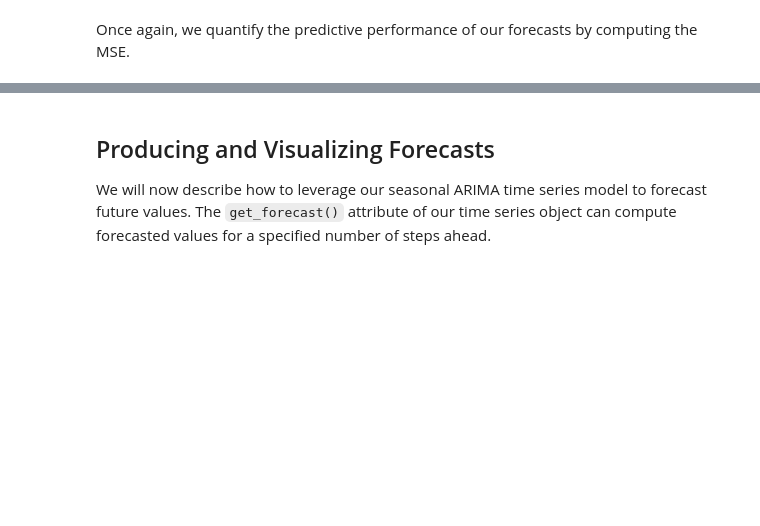
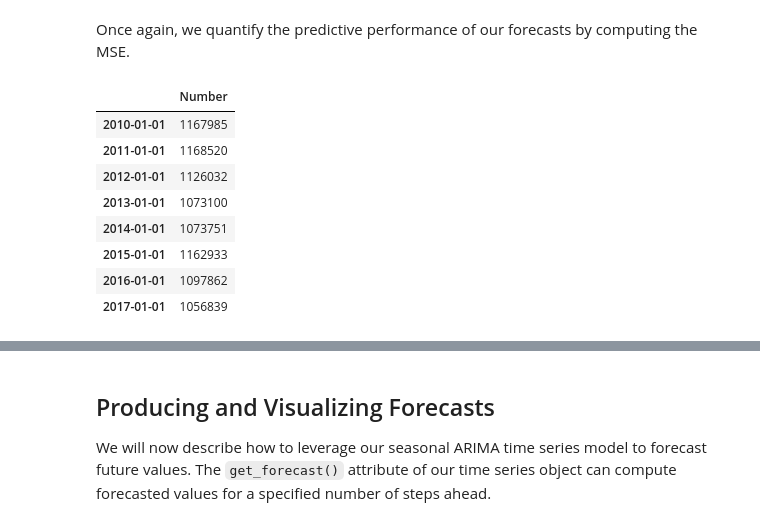
Before and after one commit to Erika-Russi/mod_4_project, a Jupyter notebook: Tot_Imm_Sarima.ipynb, the cells around one changed output, grey strips where cells are left out. Saved outputs shown, nothing was run; the diff lists cells and outputs as text; code cells hidden in the pictures; blank space fills up the shorter version.

```diff
--- a/Tot_Imm_Sarima.ipynb
+++ b/Tot_Imm_Sarima.ipynb
@@ -246,5 +280,20 @@ plt.show()
 [figure]
 # %% [markdown]
 Once again, we quantify the predictive performance of our forecasts by computing the MSE.
+# %%
+tif2 = pred_dynamic.predicted_mean.to_frame()
+tif2 = tif2.astype('int64', copy=False)
+tif2= tif2.rename(columns={tif2.columns[-1]: 'Number' })
+tif2
+# %% [output]
+|  | Number |
+| 2010-01-01 | 1167985 |
+| 2011-01-01 | 1168520 |
+| 2012-01-01 | 1126032 |
+| 2013-01-01 | 1073100 |
+| 2014-01-01 | 1073751 |
+| 2015-01-01 | 1162933 |
+| 2016-01-01 | 1097862 |
+| 2017-01-01 | 1056839 |
 # %%
 # Extract the predicted and true values of our time series
```
Also changed, not shown: parts of 16 cells of this notebook, 2 other files.
